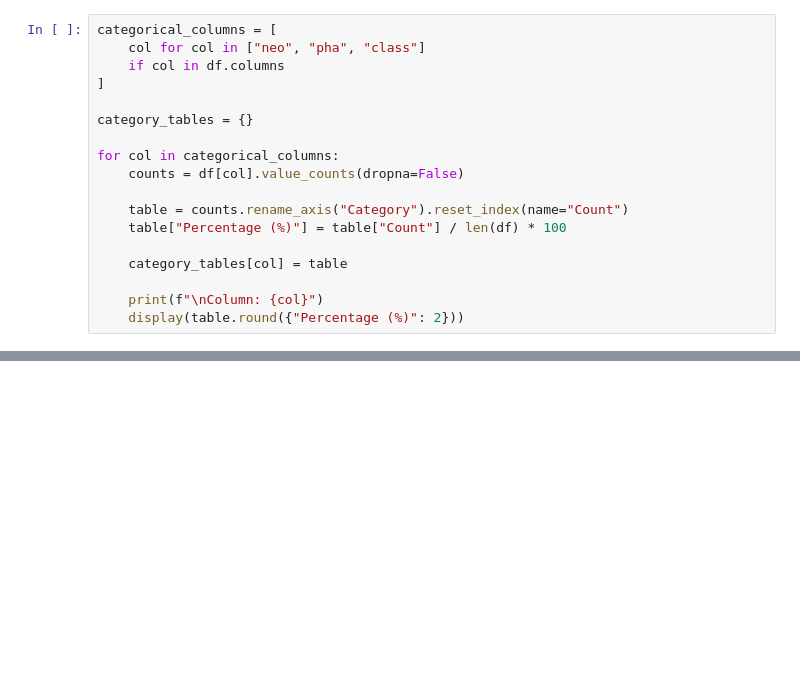
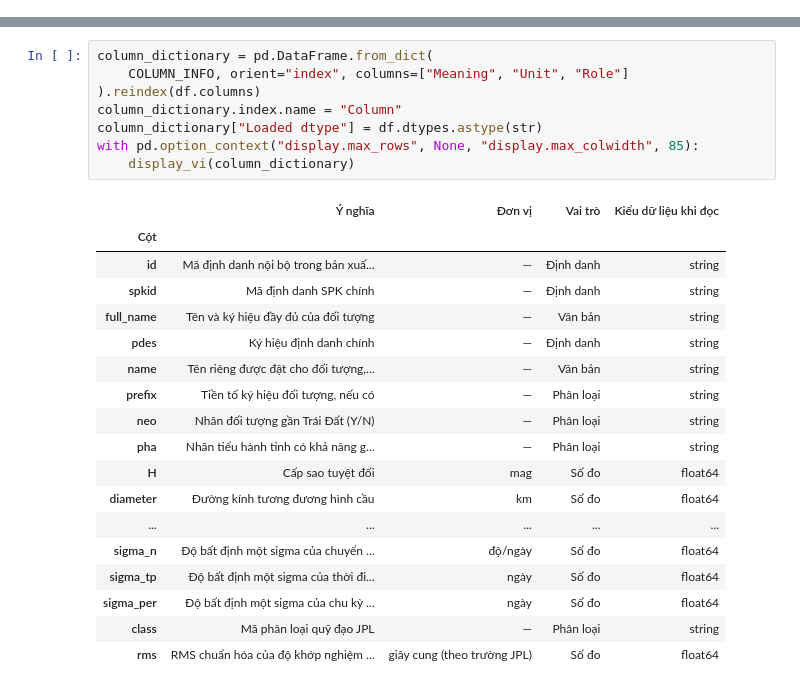
Before and after one commit to hohuunghiem/Programming-for-Data-Science, a Jupyter notebook: notebooks/01_collection_exploration.ipynb, the cells around one changed output, grey strips where cells are left out. Drawn from its saved outputs; the diff is of its cells as text; blank space fills up the shorter version.

```diff
--- a/notebooks/01_collection_exploration.ipynb
+++ b/notebooks/01_collection_exploration.ipynb
@@ -582,18 +0,0 @@ negative classifications.
-# %%
-categorical_columns = [
-    col for col in ["neo", "pha", "class"]
-    if col in df.columns
-]
-
-category_tables = {}
-
-for col in categorical_columns:
-    counts = df[col].value_counts(dropna=False)
-
-    table = counts.rename_axis("Category").reset_index(name="Count")
-    table["Percentage (%)"] = table["Count"] / len(df) * 100
-
-    category_tables[col] = table
-
-    print(f"\nColumn: {col}")
-    display(table.round({"Percentage (%)": 2}))
@@ -1193,0 +312,27 @@ Add source access dates and the public notebooks actually consulted.
+# %%
+column_dictionary = pd.DataFrame.from_dict(
+    COLUMN_INFO, orient="index", columns=["Meaning", "Unit", "Role"]
+).reindex(df.columns)
+column_dictionary.index.name = "Column"
+column_dictionary["Loaded dtype"] = df.dtypes.astype(str)
+with pd.option_context("display.max_rows", None, "display.max_colwidth", 85):
+    display_vi(column_dictionary)
+# %% [output]
+|  | Ý nghĩa | Đơn vị | Vai trò | Kiểu dữ liệu khi đọc |
+| Cột |  |  |  |  |
+| id | Mã định danh nội bộ trong bản xuấ... | — | Định danh | string |
+| spkid | Mã định danh SPK chính | — | Định danh | string |
+| full_name | Tên và ký hiệu đầy đủ của đối tượng | — | Văn bản | string |
+| pdes | Ký hiệu định danh chính | — | Định danh | string |
+| name | Tên riêng được đặt cho đối tượng,... | — | Văn bản | string |
+| prefix | Tiền tố ký hiệu đối tượng, nếu có | — | Phân loại | string |
+| neo | Nhãn đối tượng gần Trái Đất (Y/N) | — | Phân loại | string |
+| pha | Nhãn tiểu hành tinh có khả năng g... | — | Phân loại | string |
+| H | Cấp sao tuyệt đối | mag | Số đo | float64 |
+| diameter | Đường kính tương đương hình cầu | km | Số đo | float64 |
+| ... | ... | ... | ... | ... |
+| sigma_n | Độ bất định một sigma của chuyển ... | độ/ngày | Số đo | float64 |
+| sigma_tp | Độ bất định một sigma của thời đi... | ngày | Số đo | float64 |
+| sigma_per | Độ bất định một sigma của chu kỳ ... | ngày | Số đo | float64 |
+| class | Mã phân loại quỹ đạo JPL | — | Phân loại | string |
+| rms | RMS chuẩn hóa của độ khớp nghiệm ... | giây cung (theo trường JPL) | Số đo | float64 |
```
Also changed, not shown: parts of 79 cells of this notebook, 3 other files.
